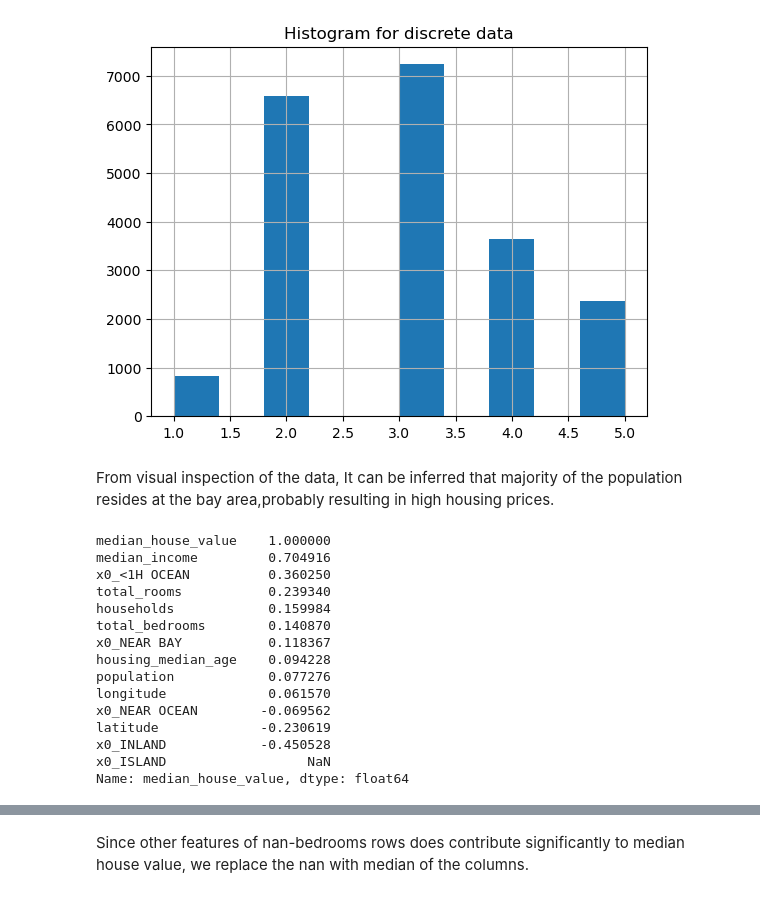
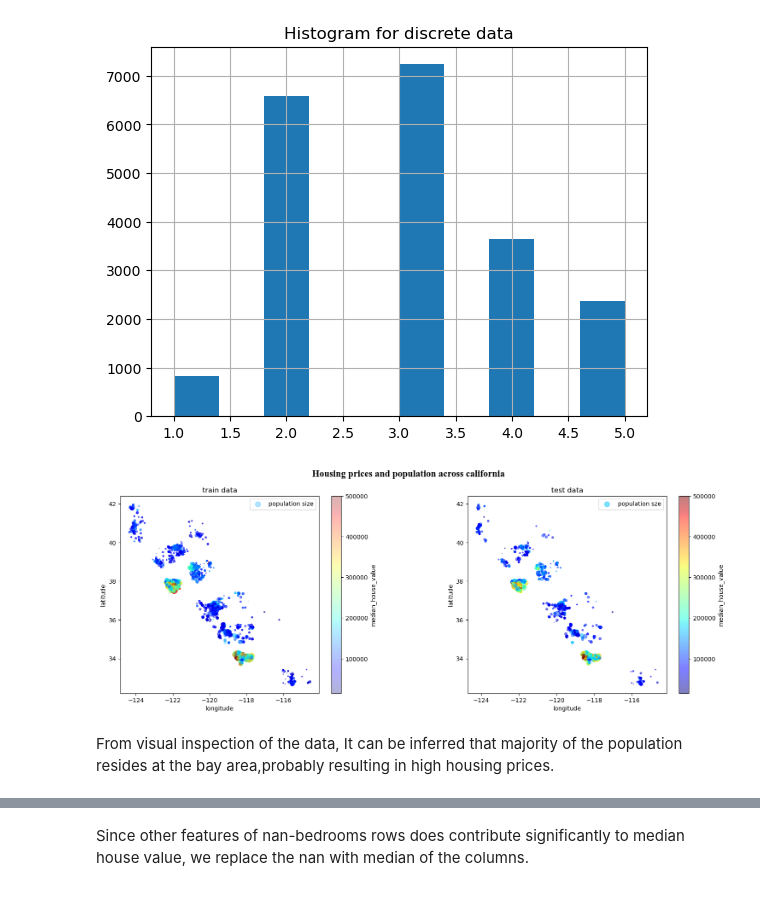
Before and after one commit to saiyedduri/Housing-prices-prediction, a Jupyter notebook: Housing prices jupyter notebook.ipynb, the cells around one changed output, grey strips where cells are left out. Saved outputs shown, nothing was run; the diff lists cells and outputs as text; code cells hidden in the pictures.

```diff
--- a/Housing prices jupyter notebook.ipynb
+++ b/Housing prices jupyter notebook.ipynb
@@ -184,7 +184,7 @@ class Preprocessing():
     def seperate_numeric_categorical(self):
         self.numeric_df=self.df.select_dtypes(include=["number"])
         self.categorical_df=self.df.select_dtypes(include=["object","category"])
-        return numeric_df,categorical_df
+        return self.numeric_df,self.categorical_df
 
     def simple_imputer(self,columns:Union[List[str],str]=None,
                        strategy:str="median",
@@ -196,7 +196,7 @@ class Preprocessing():
         imputer=SimpleImputer(strategy=strategy,
                               fill_value=fill_value)
         self.imputed_data=imputer.fit_transform(self.df[columns])
-        self.df[columns]=imputed_data
+        self.df[columns]=self.imputed_data
         return self.df
 
     def split_train_test_data(self,dataframe=None,test_ratio=0.2,random_state=42):
@@ -315,44 +314,34 @@ y_train=train_data["median_house_value"]
 X_train,X_test=preprocessor.drop_features(drop_feature="median_house_value",
                 dataframes=[train_data,test_data])
 # %%
-def geographical_visualization(strat_train_data,strat_test_data):
+def geographical_visualization(train_data,test_data,save_fig=True):
     fig,axis=plt.subplots(1,2,figsize=(18,6))
 
     for index in range(len(axis)):
         axis[index].set(xlabel="longitude",ylabel="latitude")
 
-    strat_train_data.plot(x="longitude",y="latitude",kind="scatter",ax=axis[0],
+    train_data.plot(x="longitude",y="latitude",kind="scatter",ax=axis[0],
                          title="train data",alpha=0.3,c="median_house_value",
-                         cmap="jet",s=strat_train_data["population"]/100,
+                         cmap="jet",s=train_data["population"]/100,
                          label="population size")
-    strat_train_data.plot(x="longitude",y="latitude",kind="scatter",ax=axis[1],
-                       title="test data",alpha=0.3,c="median_house_value",
-                         cmap="jet",s=strat_test_data["population"]/100,
+    test_data.plot(x="longitude",y="latitude",kind="scatter",ax=axis[1],
+                       title="test data",alpha=0.5,c="median_house_value",
+                         cmap="jet",s=test_data["population"]/100,
                         label="population sze")
     fig.suptitle("Housing prices and population across california",fontname="Times New Roman",fontweight='bold',
                 fontsize=16)
+
     plt.legend()
-    plt.subplots_adjust(wspace=0.4)
+
+    # Adjust layout to accommodate the super title
+    plt.subplots_adjust(top=0.88, wspace=0.4)
+
+    if save_fig:
+        fig.savefig("housing prices and population of california")
+
     plt.show()
-    fig.savefig("housing prices and population of california")
+geographical_visualization(train_data,test_data,save_fig=True)
+# %% [output]
+[figure, added]
 # %% [markdown]
 From visual inspection of the data, It can be inferred that majority of the population resides at the bay area,probably resulting in high housing prices.
-# %%
-corr_mat=strat_train.corr(numeric_only=True)
-corr_mat["median_house_value"].sort_values(ascending=False)
-# %% [output]
-median_house_value    1.000000
-median_income         0.704916
-x0_<1H OCEAN          0.360250
-total_rooms           0.239340
-households            0.159984
-total_bedrooms        0.140870
-x0_NEAR BAY           0.118367
-housing_median_age    0.094228
-population            0.077276
-longitude             0.061570
-x0_NEAR OCEAN        -0.069562
-latitude             -0.230619
-x0_INLAND            -0.450528
-x0_ISLAND                  NaN
-Name: median_house_value, dtype: float64
```
Also changed, not shown: parts of 9 cells of this notebook.
